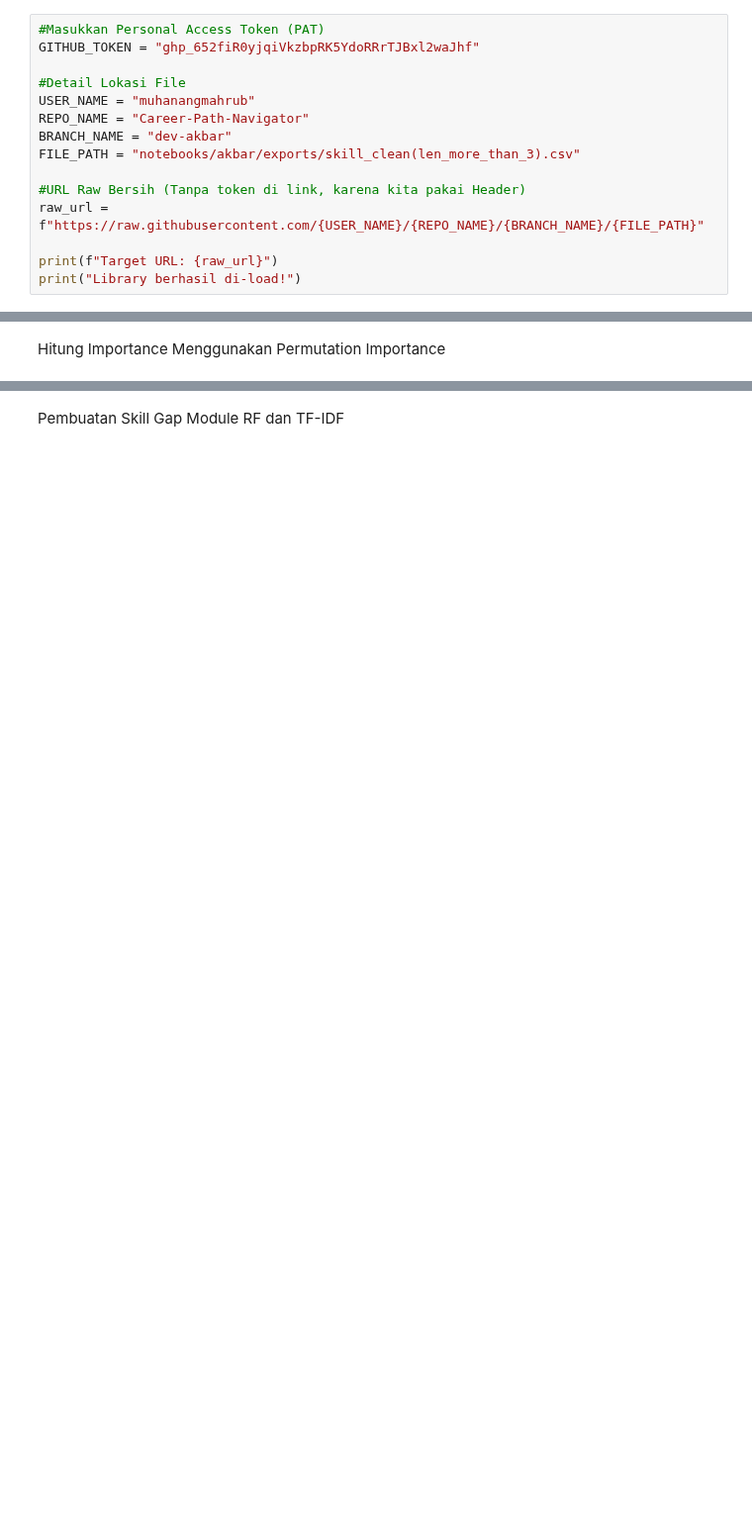
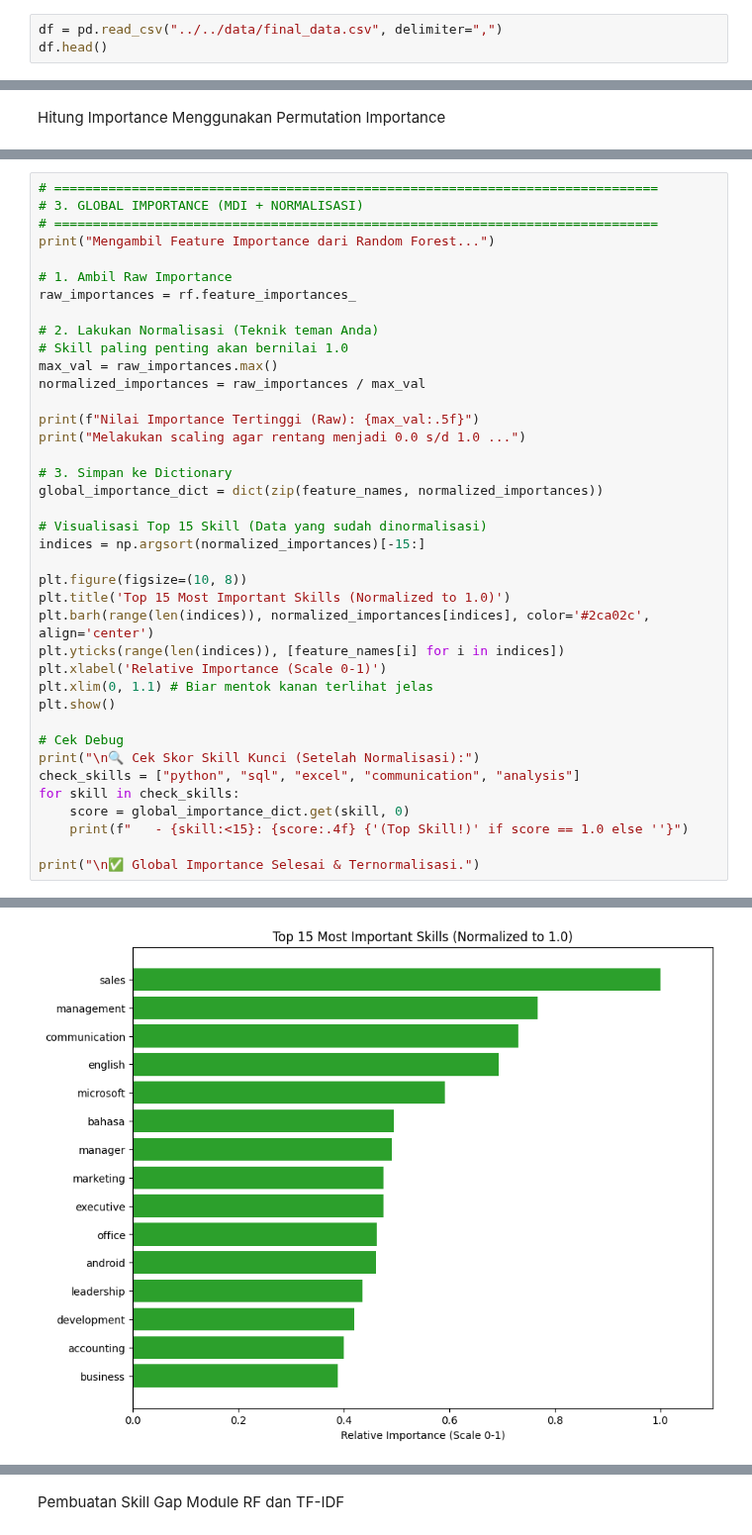
Before and after one commit to muhanangmahrub/Career-Path-Navigator, a Jupyter notebook: notebooks/abrar/notebook.ipynb, the cells around one changed output, grey strips where cells are left out. Shown at 99% size. Saved outputs shown, nothing was run; the diff lists cells and outputs as text; blank space fills up the shorter version.

```diff
--- a/notebooks/abrar/notebook.ipynb
+++ b/notebooks/abrar/notebook.ipynb
@@ -22,16 +22,4 @@ Konfigurasi Akses Github
 # %%
-#Masukkan Personal Access Token (PAT)
-GITHUB_TOKEN = "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"
-
-#Detail Lokasi File
-USER_NAME = "muhanangmahrub"
-REPO_NAME = "Career-Path-Navigator"
-BRANCH_NAME = "dev-akbar"
-FILE_PATH = "notebooks/akbar/exports/skill_clean(len_more_than_3).csv"
-
-#URL Raw Bersih (Tanpa token di link, karena kita pakai Header)
-raw_url = f"https://raw.githubusercontent.com/{USER_NAME}/{REPO_NAME}/{BRANCH_NAME}/{FILE_PATH}"
-
-print(f"Target URL: {raw_url}")
-print("Library berhasil di-load!")
+df = pd.read_csv("../../data/final_data.csv", delimiter=",")
+df.head()
 # %% [output]
@@ -138,0 +141,40 @@ c:\D
+# %%
+# ==============================================================================
+# 3. GLOBAL IMPORTANCE (MDI + NORMALISASI)
+# ==============================================================================
+print("Mengambil Feature Importance dari Random Forest...")
+
+# 1. Ambil Raw Importance
+raw_importances = rf.feature_importances_
+
+# 2. Lakukan Normalisasi (Teknik teman Anda)
+# Skill paling penting akan bernilai 1.0
+max_val = raw_importances.max()
+normalized_importances = raw_importances / max_val
+
+print(f"Nilai Importance Tertinggi (Raw): {max_val:.5f}")
+print("Melakukan scaling agar rentang menjadi 0.0 s/d 1.0 ...")
+
+# 3. Simpan ke Dictionary
+global_importance_dict = dict(zip(feature_names, normalized_importances))
+
+# Visualisasi Top 15 Skill (Data yang sudah dinormalisasi)
+indices = np.argsort(normalized_importances)[-15:]
+
+plt.figure(figsize=(10, 8))
+plt.title('Top 15 Most Important Skills (Normalized to 1.0)')
+plt.barh(range(len(indices)), normalized_importances[indices], color='#2ca02c', align='center')
+plt.yticks(range(len(indices)), [feature_names[i] for i in indices])
+plt.xlabel('Relative Importance (Scale 0-1)')
+plt.xlim(0, 1.1) # Biar mentok kanan terlihat jelas
+plt.show()
+
+# Cek Debug
+print("\n🔍 Cek Skor Skill Kunci (Setelah Normalisasi):")
+check_skills = ["python", "sql", "excel", "communication", "analysis"]
+for skill in check_skills:
+    score = global_importance_dict.get(skill, 0)
+    print(f"   - {skill:<15}: {score:.4f} {'(Top Skill!)' if score == 1.0 else ''}")
+
+print("\n✅ Global Importance Selesai & Ternormalisasi.")
+# %% [output]
@@ -138,0 +184 @@ c:\D
+[figure, added]
```
Also changed, not shown: parts of 27 cells of this notebook.
